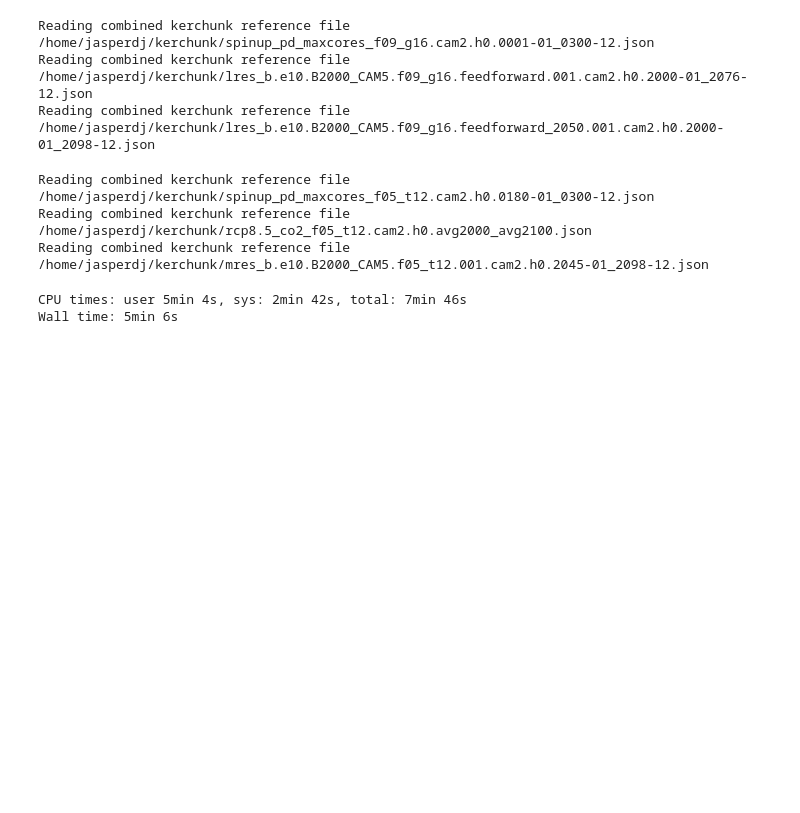
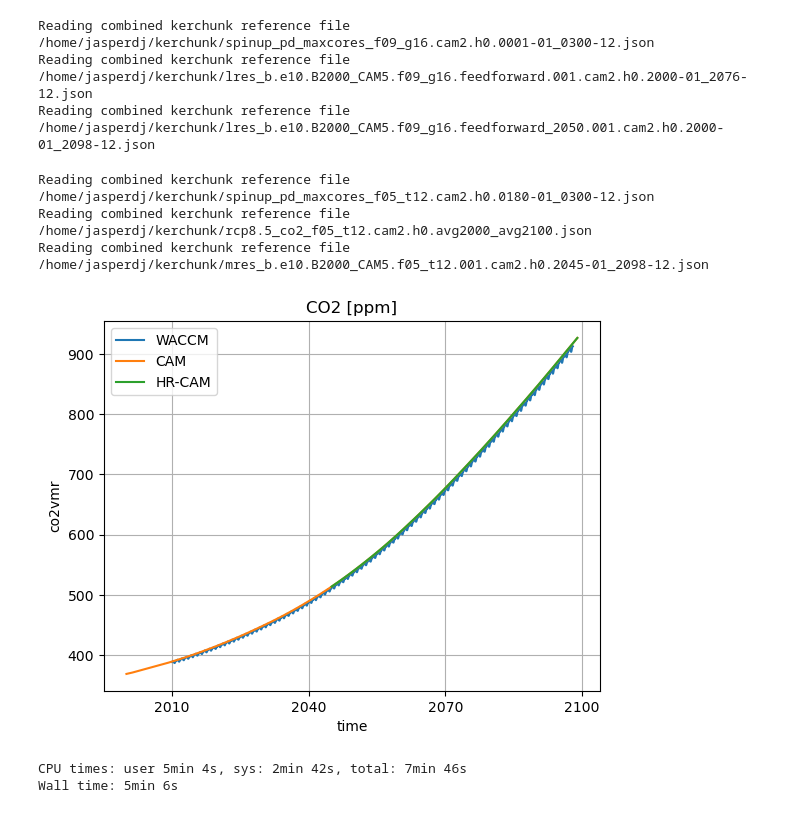
Before and after one commit to JdeJong96/CESM-CAM_SAI, a Jupyter notebook: results/CESM1.0.4results.ipynb, the cells around one changed output. Saved outputs shown, nothing was run; the diff lists cells and outputs as text; code cells hidden in the pictures; blank space fills up the shorter version.

Commit message:
add CO2 plot

```diff
--- a/results/CESM1.0.4results.ipynb
+++ b/results/CESM1.0.4results.ipynb
@@ -171,6 +171,15 @@ mresCAM = {k:v.assign_coords(time=('time',(v.time-timedelta(days=15)).data,v.tim
 Reading combined kerchunk reference file /home/jasperdj/kerchunk/spinup_pd_maxcores_f05_t12.cam2.h0.0180-01_0300-12.json
 Reading combined kerchunk reference file /home/jasperdj/kerchunk/rcp8.5_co2_f05_t12.cam2.h0.avg2000_avg2100.json
 Reading combined kerchunk reference file /home/jasperdj/kerchunk/mres_b.e10.B2000_CAM5.f05_t12.001.cam2.h0.2045-01_2098-12.json
+# %%
+(lresWACCM['control'].co2vmr*1e6).plot(label='WACCM')
+(lresCAM['sai2050'].co2vmr*1e6).plot(label='CAM')
+(mresCAM['sai2050'].co2vmr*1e6).plot(label='HR-CAM')
+plt.legend()
+plt.title('CO2 [ppm]')
+plt.grid()
+# %% [output]
+[figure, added]
 # %%
 %%time
 # Calculate annual mean T0, T1 and T2
```
